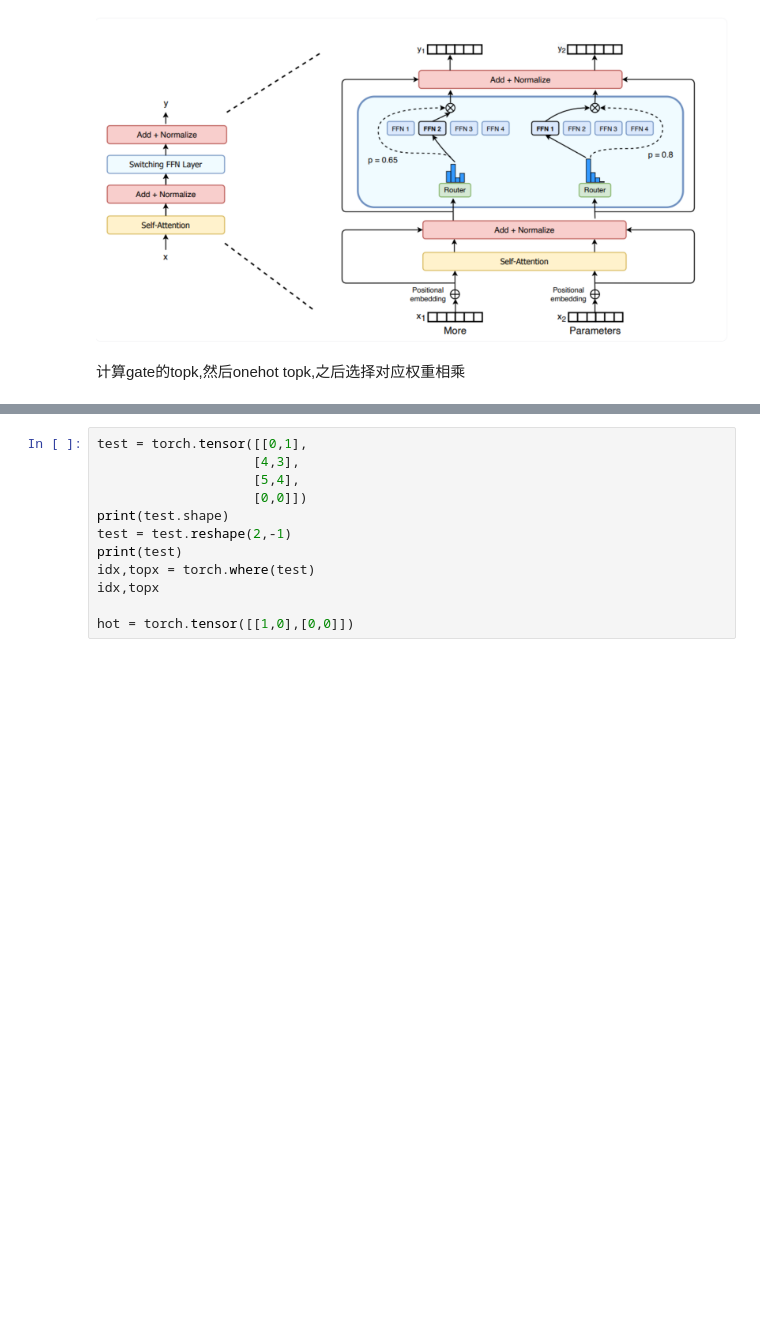
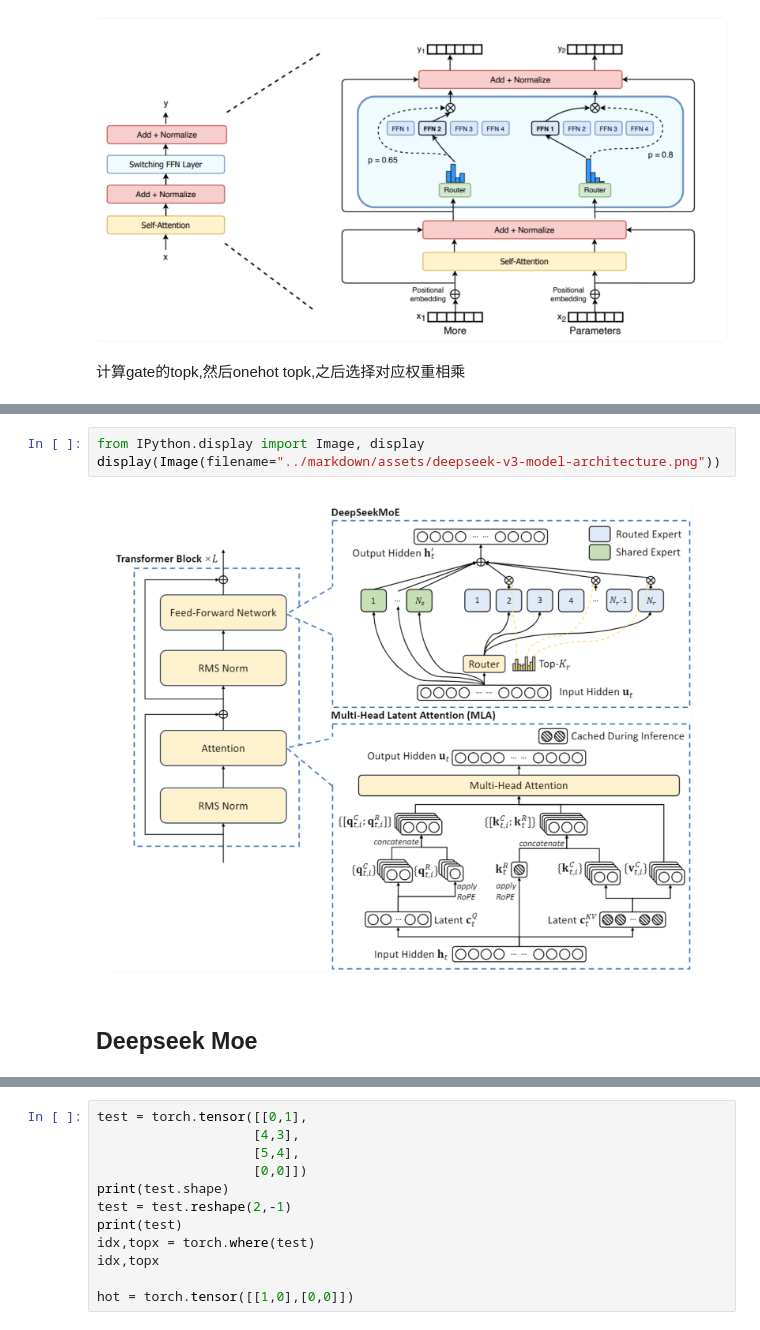
Before and after one commit to Axel-great/LLM_study, a Jupyter notebook: code/6.MoE.ipynb, the cells around one changed output, grey strips where cells are left out. Saved outputs shown, nothing was run; the diff lists cells and outputs as text; blank space fills up the shorter version.

```diff
--- a/code/6.MoE.ipynb
+++ b/code/6.MoE.ipynb
@@ -147,0 +208,7 @@ class SparseMoe(nn.Module):
+# %%
+from IPython.display import Image, display
+display(Image(filename="../markdown/assets/deepseek-v3-model-architecture.png"))
+# %% [output]
+[figure, added]
+# %% [markdown]
+## Deepseek Moe
```
Also changed, not shown: parts of 3 cells of this notebook, 2 other files.
